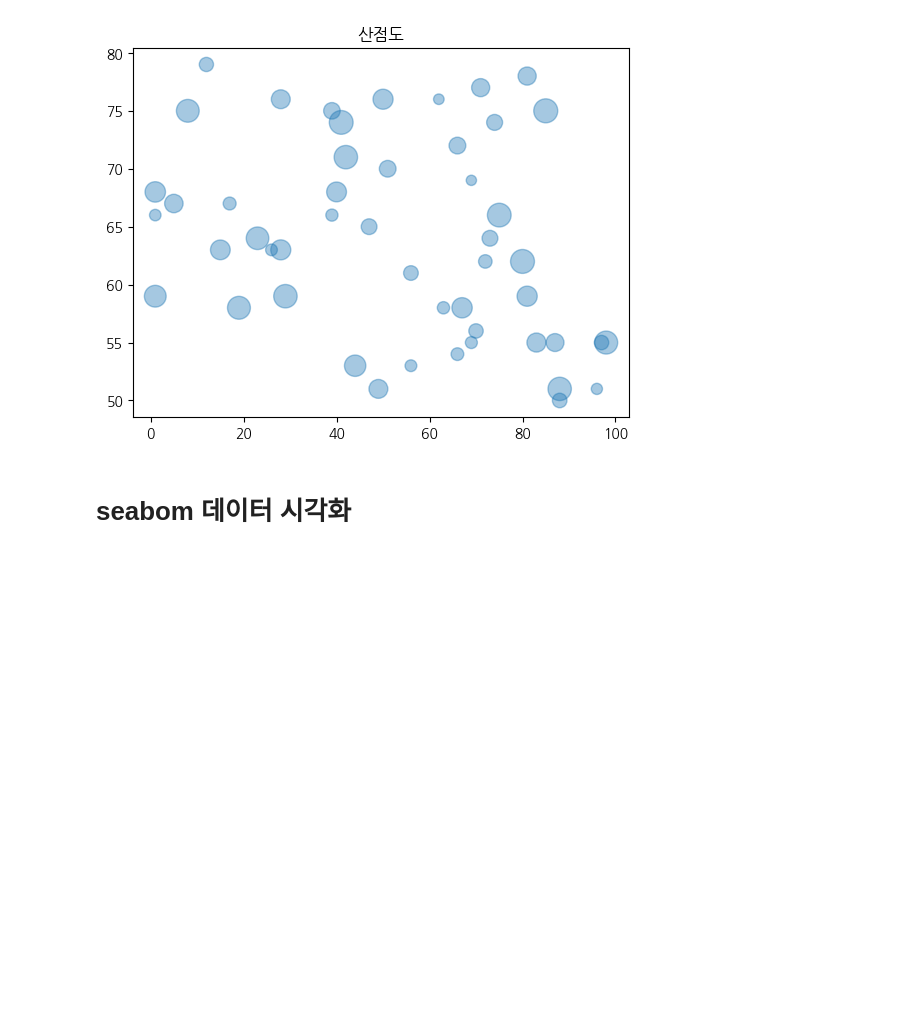
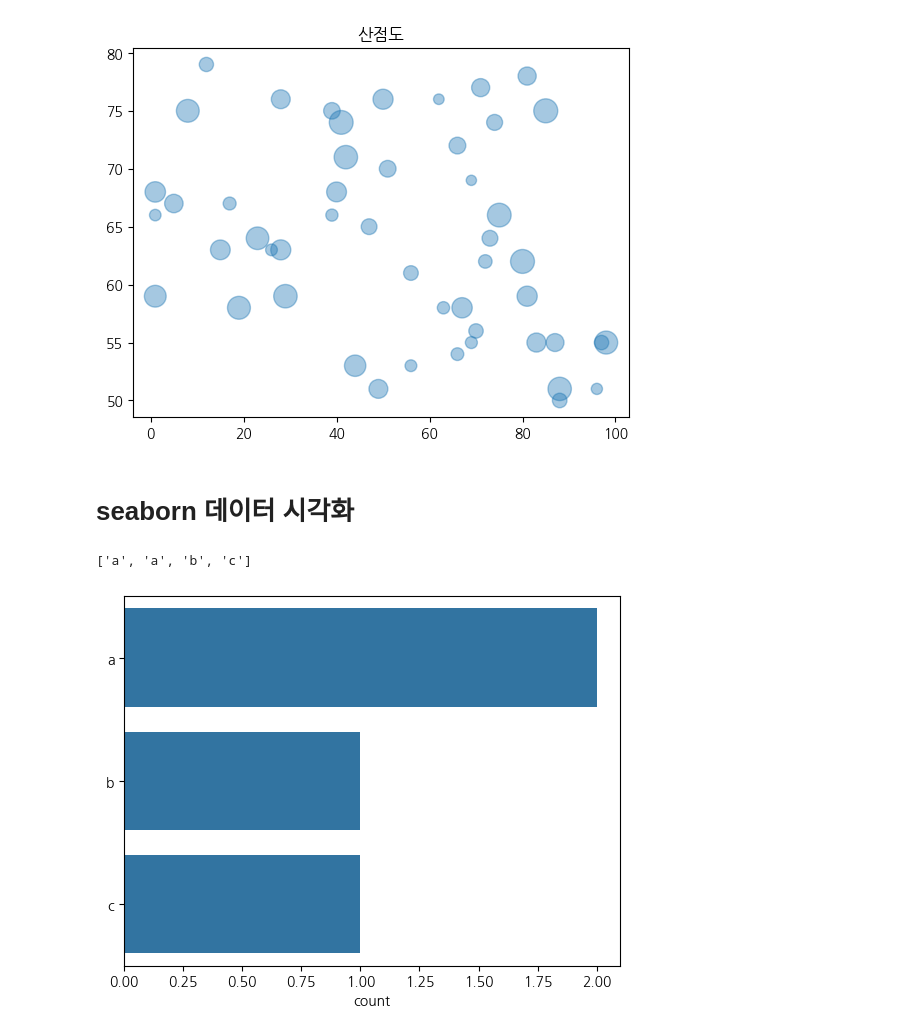
Before and after one commit to chaehyewon/2024-1-my-BDA, a Jupyter notebook: inclass/01w_0312_tue_bigdata_basic.ipynb, the cells around one changed output. Saved outputs shown, nothing was run; the diff lists cells and outputs as text; code cells hidden in the pictures; blank space fills up the shorter version.

```diff
--- a/inclass/01w_0312_tue_bigdata_basic.ipynb
+++ b/inclass/01w_0312_tue_bigdata_basic.ipynb
@@ -80,4 +80,14 @@ plt.title('산점도');
 # %% [output]
 [figure]
 # %% [markdown]
-# seabom 데이터 시각화
+# seaborn 데이터 시각화
+# %%
+var = ['a', 'a', 'b', 'c']
+var
+# %% [output]
+['a', 'a', 'b', 'c']
+# %%
+import seaborn as sns
+sns.countplot(var);
+# %% [output]
+[figure, added]
```
Also changed, not shown: parts of 4 cells of this notebook.
